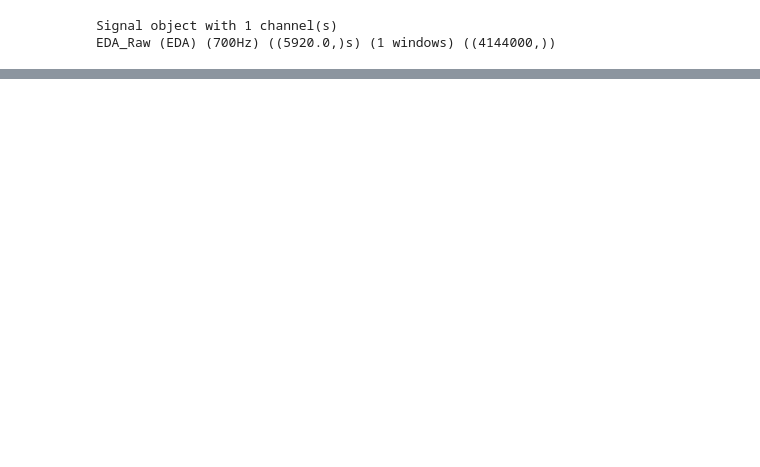
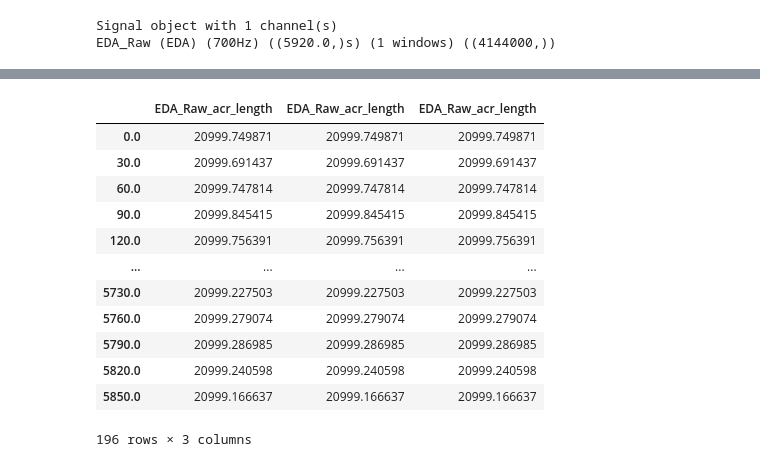
Before and after one commit to obss/BIOBSS, a Jupyter notebook: examples/pipeline.ipynb, the cells around one changed output, grey strips where cells are left out. Cells and saved outputs as stored; diff of their text form; code cells hidden in the pictures; blank space fills up the shorter version.

```diff
--- a/examples/pipeline.ipynb
+++ b/examples/pipeline.ipynb
@@ -67,0 +97,16 @@ plt.plot(pipe.features['EDA_Phasic_rms'])
+# %%
+pipe.features['EDA_Raw_acr_length']
+# %% [output]
+|  | EDA_Raw_acr_length | EDA_Raw_acr_length | EDA_Raw_acr_length |
+| 0.0 | 20999.749871 | 20999.749871 | 20999.749871 |
+| 30.0 | 20999.691437 | 20999.691437 | 20999.691437 |
+| 60.0 | 20999.747814 | 20999.747814 | 20999.747814 |
+| 90.0 | 20999.845415 | 20999.845415 | 20999.845415 |
+| 120.0 | 20999.756391 | 20999.756391 | 20999.756391 |
+| ... | ... | ... | ... |
+| 5730.0 | 20999.227503 | 20999.227503 | 20999.227503 |
+| 5760.0 | 20999.279074 | 20999.279074 | 20999.279074 |
+| 5790.0 | 20999.286985 | 20999.286985 | 20999.286985 |
+| 5820.0 | 20999.240598 | 20999.240598 | 20999.240598 |
+| 5850.0 | 20999.166637 | 20999.166637 | 20999.166637 |
+196 rows × 3 columns
```
Also changed, not shown: parts of 10 cells of this notebook, 8 other files.
